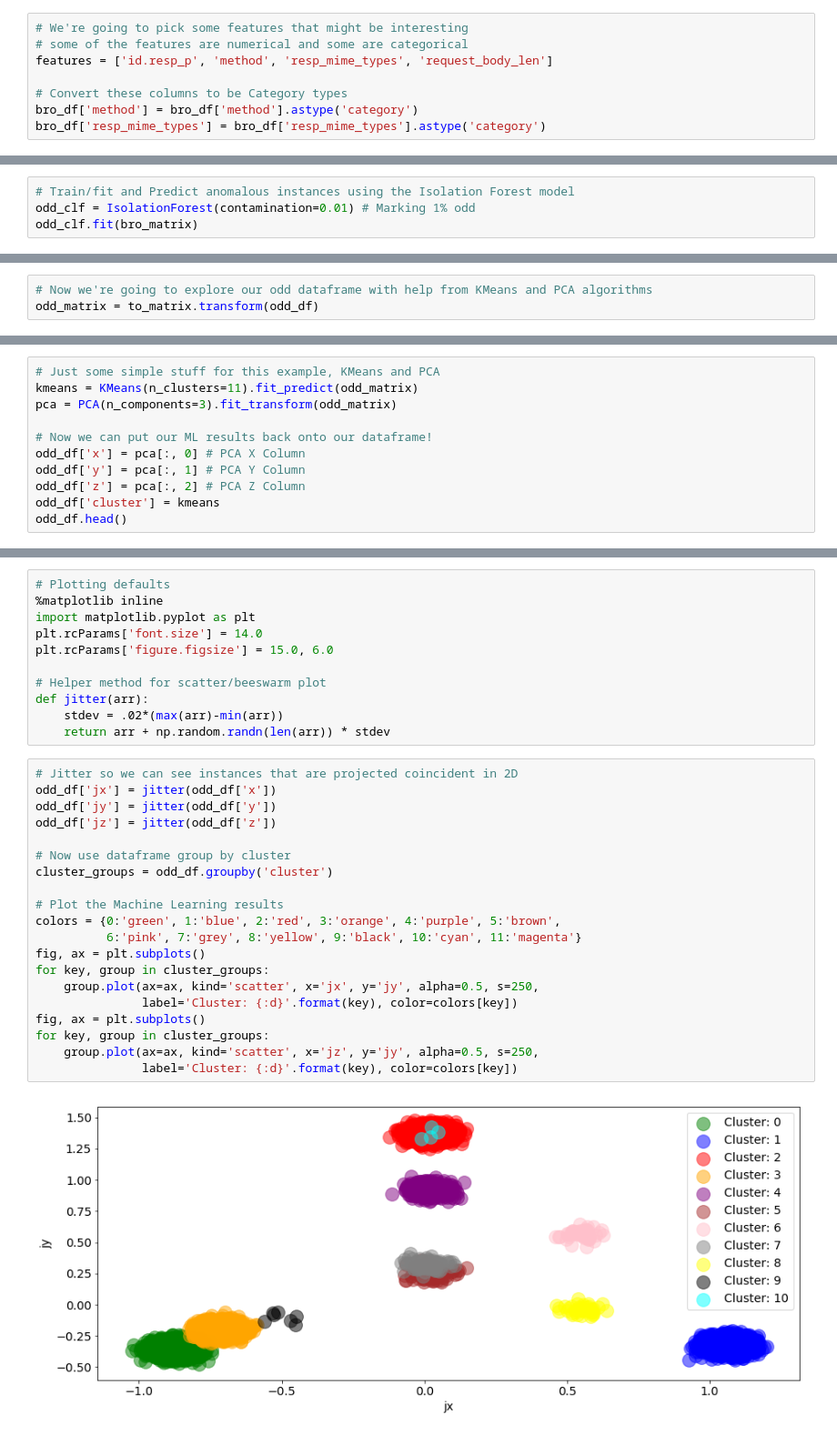
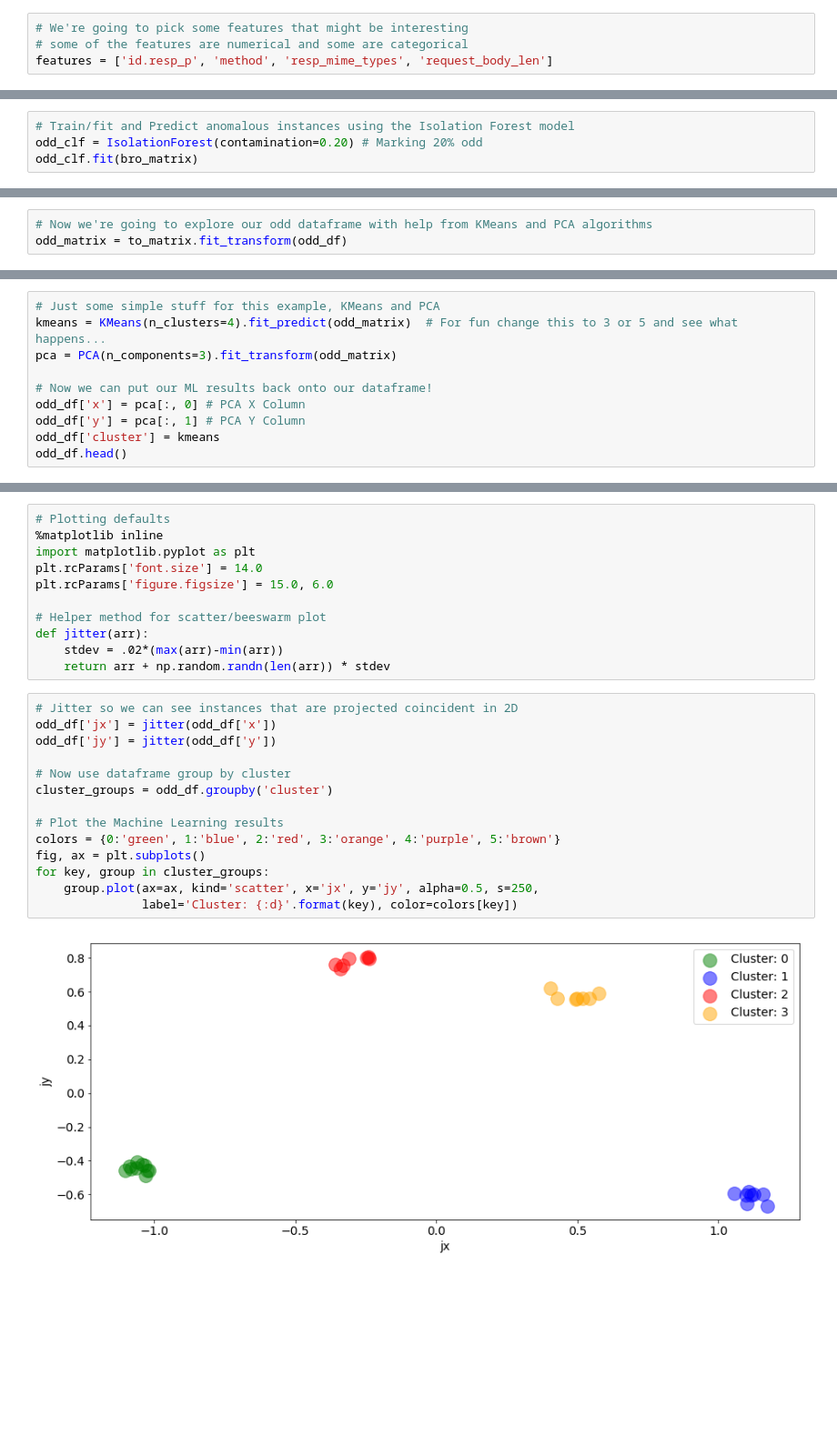
Before and after one commit to SuperCowPowers/zat, a Jupyter notebook: notebooks/Anomaly_Detection.ipynb, the cells around one changed output, grey strips where cells are left out. Shown at 91% size. Saved outputs shown, nothing was run; the diff lists cells and outputs as text; blank space fills up the shorter version.

```diff
--- a/notebooks/Anomaly_Detection.ipynb
+++ b/notebooks/Anomaly_Detection.ipynb
@@ -65,10 +67,6 @@ Read in 502826 Rows...
 # We're going to pick some features that might be interesting
 # some of the features are numerical and some are categorical
 features = ['id.resp_p', 'method', 'resp_mime_types', 'request_body_len']
-
-# Convert these columns to be Category types
-bro_df['method'] = bro_df['method'].astype('category')
-bro_df['resp_mime_types'] = bro_df['resp_mime_types'].astype('category')
 # %% [markdown]
 ## Our HTTP features are a mix of numeric and categorical data
 When we look at the http records some of the data is numerical and some of it is categorical so we'll need a way of handling both data types in a generalized way. BroThon has a DataFrameToMatrix class that handles a lot of the details and mechanics of combining numerical and categorical data, we'll use below.
@@ -104,5 +102,5 @@ array([[ 0.,  0.,  0.,  0.,  1.,  0.,  0.,  0.,  0.,  0.,  0.,  0.,  0.,
 # %%
 # Train/fit and Predict anomalous instances using the Isolation Forest model
-odd_clf = IsolationForest(contamination=0.01) # Marking 1% odd
+odd_clf = IsolationForest(contamination=0.20) # Marking 20% odd
 odd_clf.fit(bro_matrix)
 # %% [output]
@@ -125,3 +123,3 @@ odd_df.head()
 # %%
 # Now we're going to explore our odd dataframe with help from KMeans and PCA algorithms
-odd_matrix = to_matrix.transform(odd_df)
+odd_matrix = to_matrix.fit_transform(odd_df)
@@ -128,12 +131,11 @@ odd_matrix = to_matrix.transform(odd_df)
 # %%
 # Just some simple stuff for this example, KMeans and PCA
-kmeans = KMeans(n_clusters=11).fit_predict(odd_matrix)
+kmeans = KMeans(n_clusters=4).fit_predict(odd_matrix)  # For fun change this to 3 or 5 and see what happens...
 pca = PCA(n_components=3).fit_transform(odd_matrix)
 
 # Now we can put our ML results back onto our dataframe!
 odd_df['x'] = pca[:, 0] # PCA X Column
 odd_df['y'] = pca[:, 1] # PCA Y Column
-odd_df['z'] = pca[:, 2] # PCA Z Column
 odd_df['cluster'] = kmeans
 odd_df.head()
 # %% [output]
@@ -157,22 +159,16 @@ def jitter(arr):
 # %%
 # Jitter so we can see instances that are projected coincident in 2D
 odd_df['jx'] = jitter(odd_df['x'])
 odd_df['jy'] = jitter(odd_df['y'])
-odd_df['jz'] = jitter(odd_df['z'])
 
 # Now use dataframe group by cluster
 cluster_groups = odd_df.groupby('cluster')
 
 # Plot the Machine Learning results
-colors = {0:'green', 1:'blue', 2:'red', 3:'orange', 4:'purple', 5:'brown',
-          6:'pink', 7:'grey', 8:'yellow', 9:'black', 10:'cyan', 11:'magenta'}
+colors = {0:'green', 1:'blue', 2:'red', 3:'orange', 4:'purple', 5:'brown'}
 fig, ax = plt.subplots()
 for key, group in cluster_groups:
     group.plot(ax=ax, kind='scatter', x='jx', y='jy', alpha=0.5, s=250,
                label='Cluster: {:d}'.format(key), color=colors[key])
-fig, ax = plt.subplots()
-for key, group in cluster_groups:
-    group.plot(ax=ax, kind='scatter', x='jz', y='jy', alpha=0.5, s=250,
-               label='Cluster: {:d}'.format(key), color=colors[key])
 # %% [output]
-[figure, old version]
+[figure, new version]
```
Also changed, not shown: parts of 17 cells of this notebook, 1 other file.
